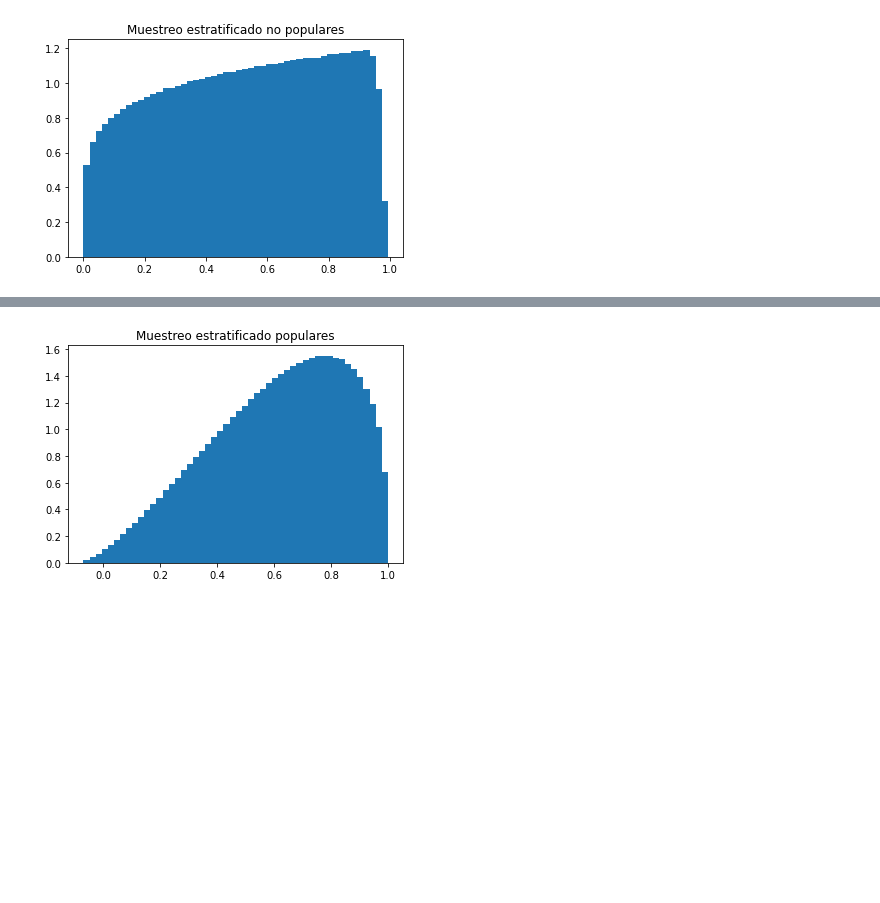
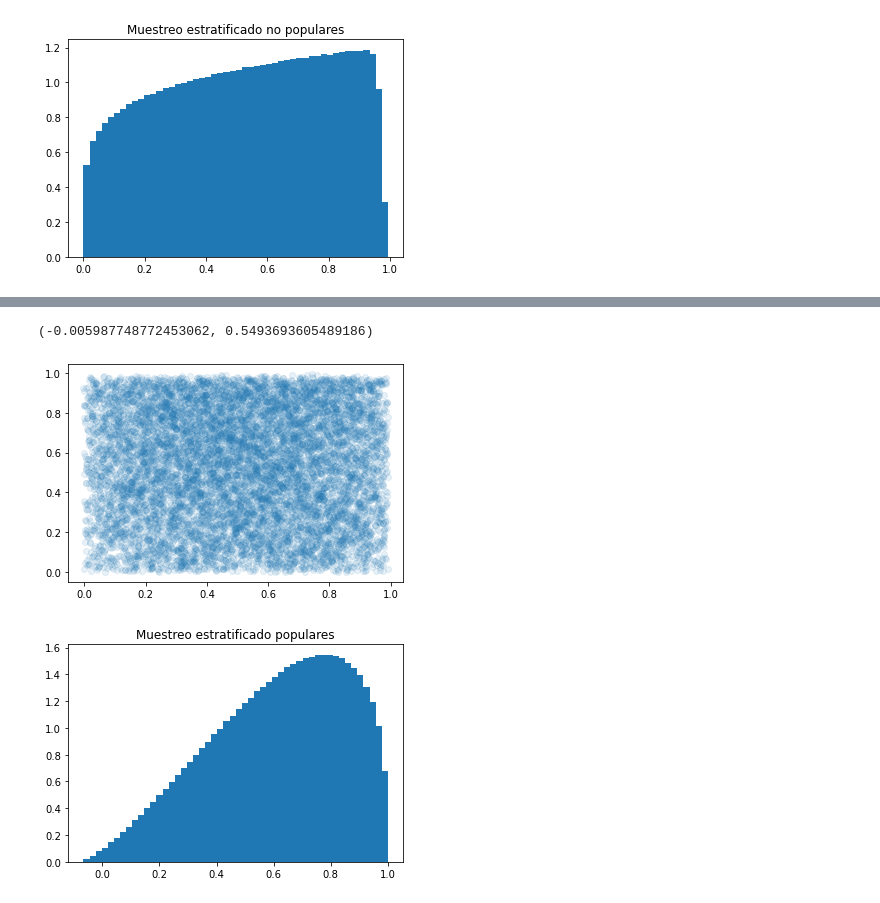
Before and after one commit to OscarFlores-IFi/SPF-2021-Tareas, a Jupyter notebook: Proyecto/Proyecto Simulación de Procesos.ipynb, the cells around one changed output, grey strips where cells are left out. Drawn from its saved outputs; the diff is of its cells as text; code cells hidden in the pictures; blank space fills up the shorter version.

```diff
--- a/Proyecto/Proyecto Simulación de Procesos.ipynb
+++ b/Proyecto/Proyecto Simulación de Procesos.ipynb
@@ -637,3 +649,11 @@ Power_divergenceResult(statistic=10.281389961997359, pvalue=1.0)
+# %%
+np.random.shuffle(m_estratificado)
+np.random.shuffle(m_estratificado_np)
+plt.scatter(m_estratificado, m_estratificado_np, alpha = 0.1)
+st.pearsonr(m_estratificado, m_estratificado_np)
+# %% [output]
+(-0.005987748772453062, 0.5493693605489186)
+[figure, added]
 # %%
 # Energy
 
```
Also changed, not shown: parts of 25 cells of this notebook.
